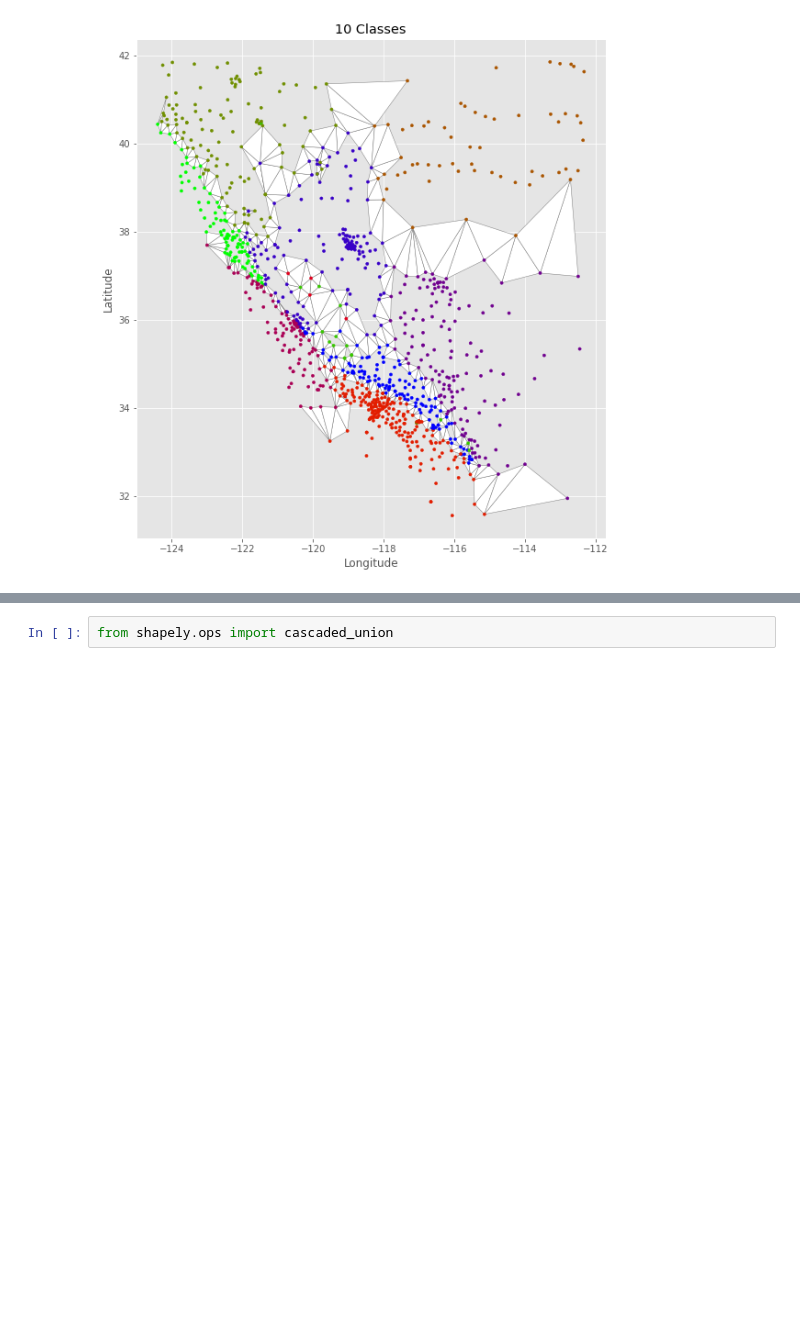
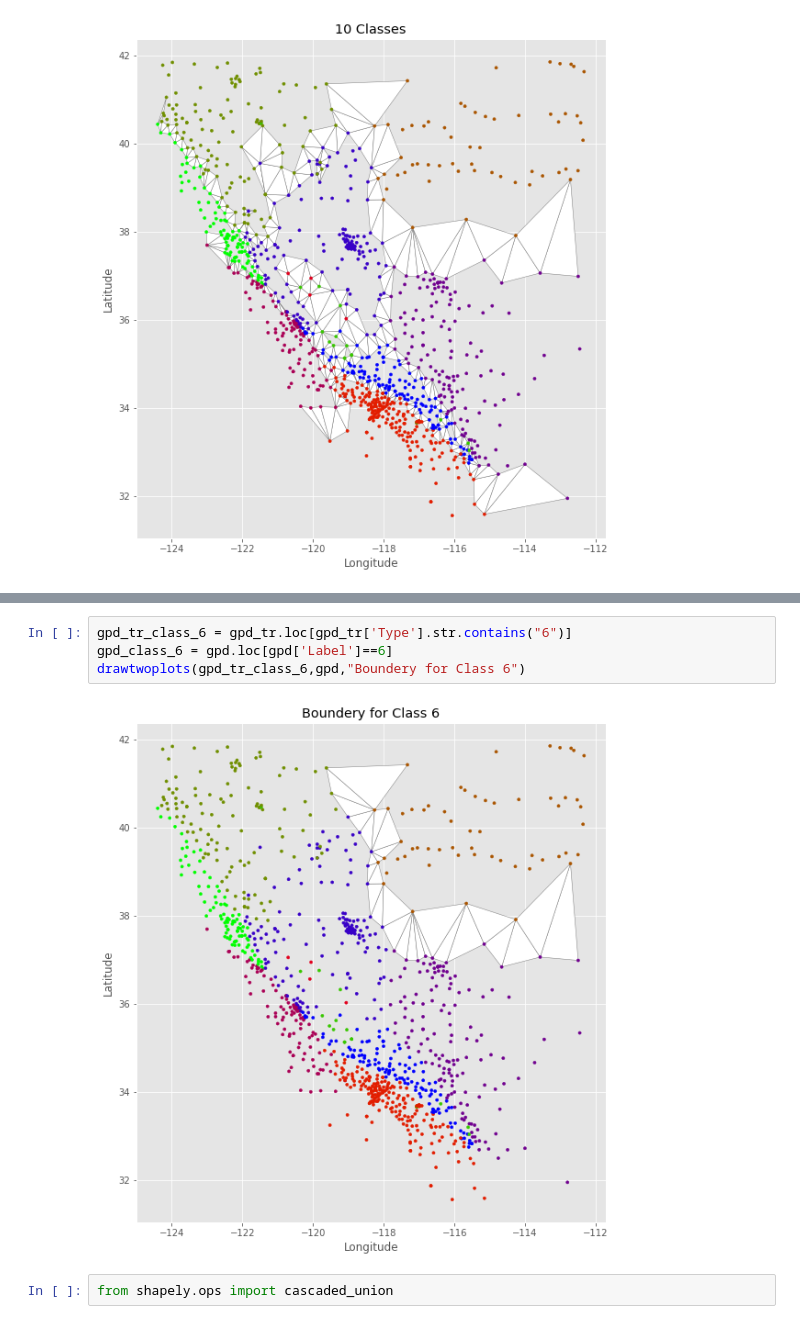
Before and after one commit to GeoGateway/GPS_clustering, a Jupyter notebook: notebooks/Delaunay triangulation.ipynb, the cells around one changed output, grey strips where cells are left out. Cells and saved outputs as stored; diff of their text form; blank space fills up the shorter version.

```diff
--- a/notebooks/Delaunay triangulation.ipynb
+++ b/notebooks/Delaunay triangulation.ipynb
@@ -98,3 +115,9 @@ drawtwoplots(gpd_tr,gpd,"10 Classes")
+# %%
+gpd_tr_class_6 = gpd_tr.loc[gpd_tr['Type'].str.contains("6")]
+gpd_class_6 = gpd.loc[gpd['Label']==6]
+drawtwoplots(gpd_tr_class_6,gpd,"Boundery for Class 6")
+# %% [output]
+[figure, added]
 # %%
 from shapely.ops import cascaded_union
 # %%
```
Also changed, not shown: parts of 5 cells of this notebook.
